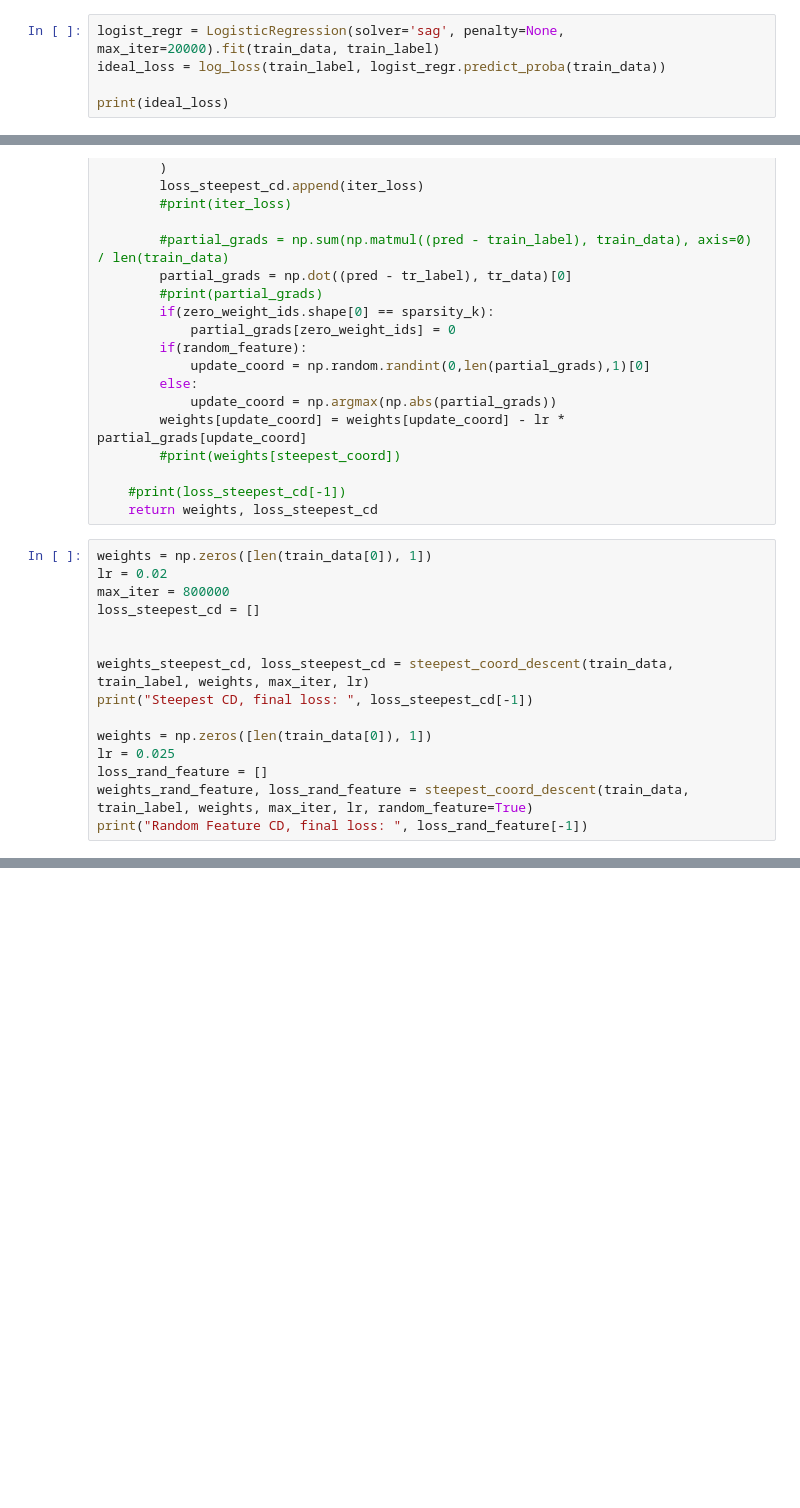
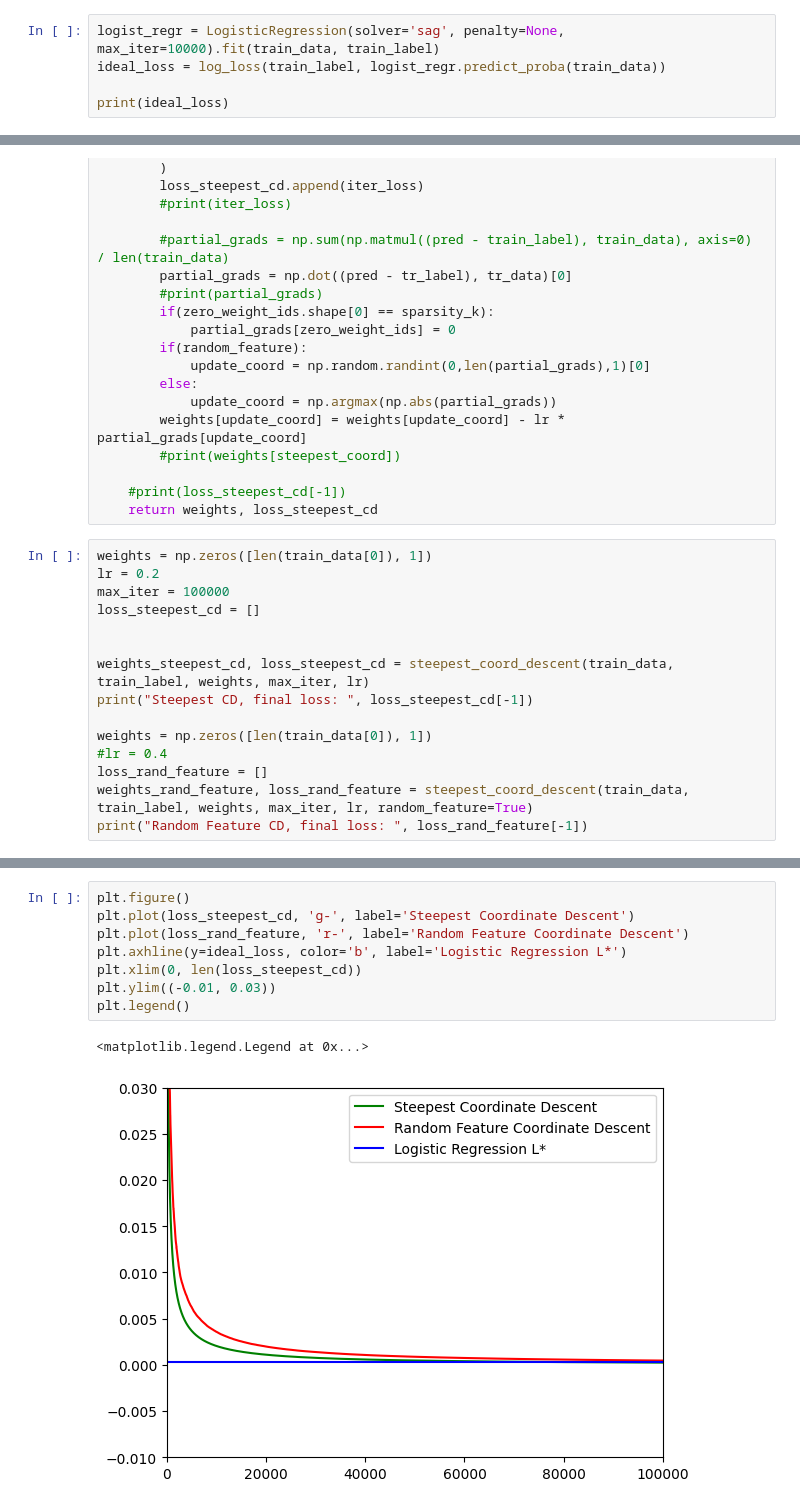
Before and after one commit to Kkrrish/descent_into_cerberon, a Jupyter notebook: coord_descent.ipynb, the cells around one changed output, grey strips where cells are left out. Saved outputs shown, nothing was run; the diff lists cells and outputs as text; blank space fills up the shorter version.

Commit message:
Adding plots for analysis

```diff
--- a/coord_descent.ipynb
+++ b/coord_descent.ipynb
@@ -14,7 +14,7 @@ train_label = np.array(train_label[:(59+71)])
 
 train_data = (train_data - train_data.mean(axis=0))/(train_data.max(axis=0)-train_data.min(axis=0))
 # %%
-logist_regr = LogisticRegression(solver='sag', penalty=None, max_iter=20000).fit(train_data, train_label)
+logist_regr = LogisticRegression(solver='sag', penalty=None, max_iter=10000).fit(train_data, train_label)
 ideal_loss = log_loss(train_label, logist_regr.predict_proba(train_data))
 
 print(ideal_loss)
@@ -67,8 +67,8 @@ def steepest_coord_descent(tr_data, tr_label, weights, max_iter=100000, lr=0.01,
     return weights, loss_steepest_cd
 # %%
 weights = np.zeros([len(train_data[0]), 1])
-lr = 0.02
-max_iter = 800000
+lr = 0.2
+max_iter = 100000
 loss_steepest_cd = []
 
 
@@ -76,7 +76,7 @@ weights_steepest_cd, loss_steepest_cd = steepest_coord_descent(train_data, train
 print("Steepest CD, final loss: ", loss_steepest_cd[-1])
 
 weights = np.zeros([len(train_data[0]), 1])
-lr = 0.025
+#lr = 0.4
 loss_rand_feature = []
 weights_rand_feature, loss_rand_feature = steepest_coord_descent(train_data, train_label, weights, max_iter, lr, random_feature=True)
 print("Random Feature CD, final loss: ", loss_rand_feature[-1])
@@ -110,0 +114,11 @@ Sparse CD, K= 10 , final loss:  0.039862881597797856
+# %%
+plt.figure()
+plt.plot(loss_steepest_cd, 'g-', label='Steepest Coordinate Descent')
+plt.plot(loss_rand_feature, 'r-', label='Random Feature Coordinate Descent')
+plt.axhline(y=ideal_loss, color='b', label='Logistic Regression L*')
+plt.xlim(0, len(loss_steepest_cd))
+plt.ylim((-0.01, 0.03))
+plt.legend()
+# %% [output]
+<matplotlib.legend.Legend at 0x...>
+[figure, added]
```
Also changed, not shown: parts of 4 cells of this notebook.
